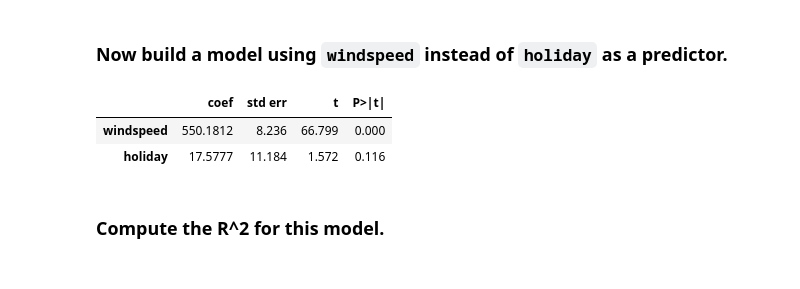
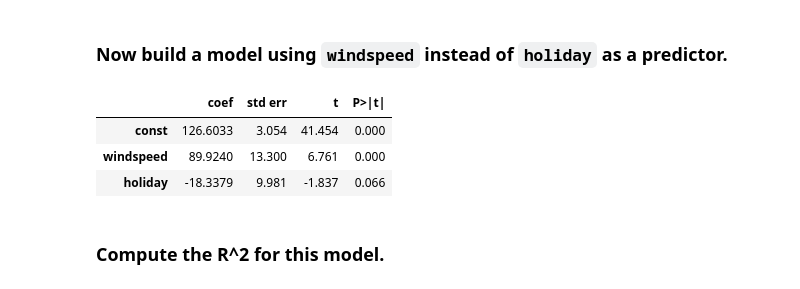
Before and after one commit to logandemianczyk/code_2600, a Jupyter notebook: mod04_linear.ipynb, the cells around one changed output. Cells and saved outputs as stored; diff of their text form; code cells hidden in the pictures.

```diff
--- a/mod04_linear.ipynb
+++ b/mod04_linear.ipynb
@@ -218,7 +218,8 @@ abline(ax,
 # %% [markdown]
 ### Using the same training set, build a new model that uses both temp and holiday to predict bikers.
 # %%
-model_2 = sm.OLS(y_train, X_train[['temp','holiday']])
+X2 = sm.add_constant(X_train[['temp','holiday']])
+model_2 = sm.OLS(y_train, X2)
 results_2 = model_2.fit()
 summarize(results_2)
 # %% [output]
@@ -239,9 +241,11 @@ np.float64(0.6302164864950615)
 # %% [markdown]
 ### Compute the MSE on the training and test sets for the new model.
 # %%
-predictions_train_2 = predict(X_train[['temp', 'holiday']], results_2)
+X2_train = sm.add_constant(X_train[['temp', 'holiday']])
+predictions_train_2 = predict(X2_train, results_2)
 print('MSE train: ', mse(y_train, predictions_train_2))
 
-predictions_test_2 = predict(X_test[['temp', 'holiday']], results_2)
+X2_test = sm.add_constant(X_test[['temp', 'holiday']])
+predictions_test_2 = predict(X2_test, results_2)
 print('MSE test: ', mse(y_test, predictions_test_2))
 # %% [output]
@@ -255,13 +259,15 @@ The error did not change much in the mse therefore adding the extra variable hol
 # %% [markdown]
 ### Now build a model using `windspeed` instead of `holiday` as a predictor.
 # %%
-model_3 = sm.OLS(y_train, X_train[['windspeed','holiday']])
+X3 = sm.add_constant(X_train[['windspeed', 'holiday']])  # add intercept
+model_3 = sm.OLS(y_train, X3)
 results_3 = model_3.fit()
 summarize(results_3)
 # %% [output]
 |  | coef | std err | t | P>|t| |
-| windspeed | 550.1812 | 8.236 | 66.799 | 0.000 |
-| holiday | 17.5777 | 11.184 | 1.572 | 0.116 |
+| const | 126.6033 | 3.054 | 41.454 | 0.000 |
+| windspeed | 89.9240 | 13.300 | 6.761 | 0.000 |
+| holiday | -18.3379 | 9.981 | -1.837 | 0.066 |
 # %% [markdown]
 ### Compute the R^2 for this model.
 # %%
```
Also changed, not shown: parts of 3 cells of this notebook.
